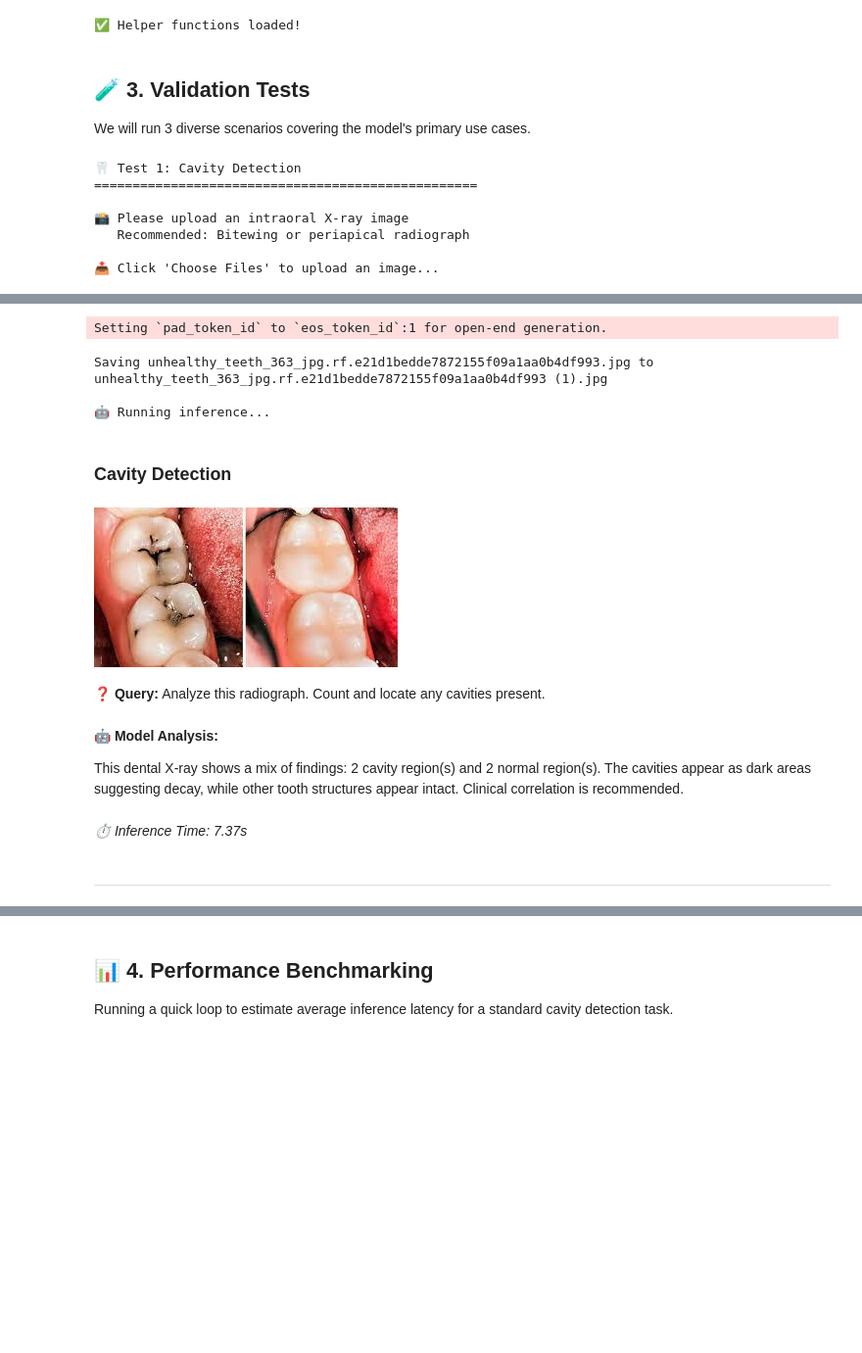
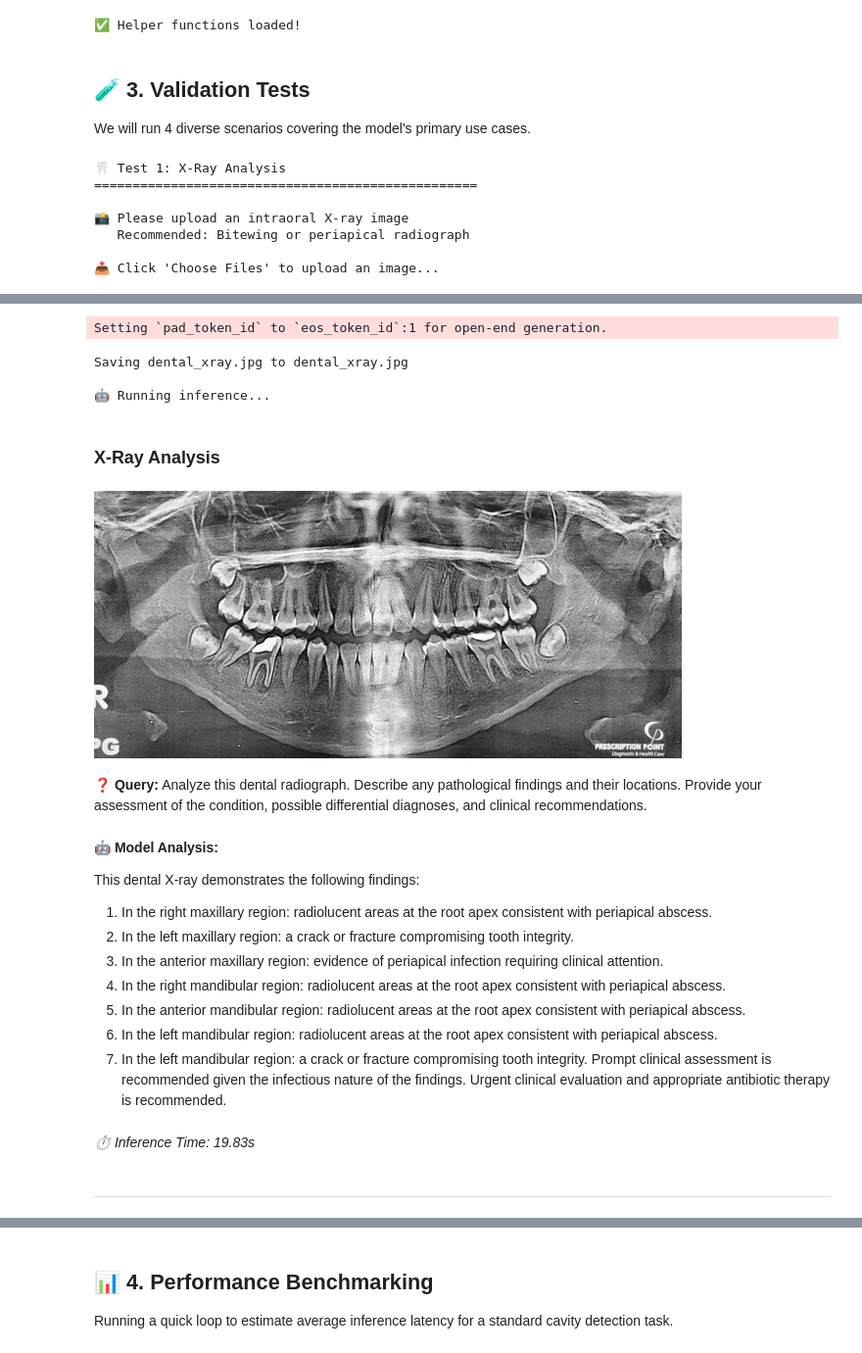
Before and after one commit to Naazimsnh02/dentalgemma, a Jupyter notebook: finetune/dentalgemma_validation.ipynb, the cells around one changed output, grey strips where cells are left out. Shown at 98% size. Cells and saved outputs as stored; diff of their text form; code cells hidden in the pictures; blank space fills up the shorter version.

```diff
--- a/finetune/dentalgemma_validation.ipynb
+++ b/finetune/dentalgemma_validation.ipynb
@@ -294,44 +294,53 @@ print("✅ Helper functions loaded!")
 # %% [markdown]
 ## 🧪 3. Validation Tests
 
-We will run 3 diverse scenarios covering the model's primary use cases.
+We will run 4 diverse scenarios covering the model's primary use cases.
 # %%
-# Test 1: Cavity Detection (Intraoral X-Ray)
+# Test 1: X-Ray Analysis
 
-print("🦷 Test 1: Cavity Detection")
+print("🦷 Test 1: X-Ray Analysis")
 print("=" * 50)
 print("\n📸 Please upload an intraoral X-ray image")
 print("   Recommended: Bitewing or periapical radiograph\n")
 
 # Upload custom image
 image_1 = upload_image()
 
-prompt_1 = "Analyze this radiograph. Count and locate any cavities present."
+prompt_1 = "Analyze this dental radiograph. Describe any pathological findings and their locations. Provide your assessment of the condition, possible differential diagnoses, and clinical recommendations."
 
 print("\n🤖 Running inference...")
 response_1, time_1 = generate_response(prompt_1, image=image_1)
 
-display_result("Cavity Detection", prompt_1, response_1, image_1, time_1)
+display_result("X-Ray Analysis", prompt_1, response_1, image_1, time_1)
 # %% [output]
-🦷 Test 1: Cavity Detection
+🦷 Test 1: X-Ray Analysis
 ==================================================
 
 📸 Please upload an intraoral X-ray image
    Recommended: Bitewing or periapical radiograph
 
 📤 Click 'Choose Files' to upload an image...
 [interactive output not drawn]
 Setting `pad_token_id` to `eos_token_id`:1 for open-end generation.
-Saving unhealthy_teeth_363_jpg.rf.e21d1bedde7872155f09a1aa0b4df993.jpg to unhealthy_teeth_363_jpg.rf.e21d1bedde7872155f09a1aa0b4df993 (1).jpg
+Saving dental_xray.jpg to dental_xray.jpg
 
 🤖 Running inference...
-### Cavity Detection
+### X-Ray Analysis
-[figure, old version]
+[figure, new version]
-**❓ Query:** Analyze this radiograph. Count and locate any cavities present.
+**❓ Query:** Analyze this dental radiograph. Describe any pathological findings and their locations. Provide your assessment of the condition, possible differential diagnoses, and clinical recommendations.
 **🤖 Model Analysis:**
 
-This dental X-ray shows a mix of findings: 2 cavity region(s) and 2 normal region(s). The cavities appear as dark areas suggesting decay, while other tooth structures appear intact. Clinical correlation is recommended.
+This dental X-ray demonstrates the following findings:
+  1. In the right maxillary region: radiolucent areas at the root apex consistent with periapical abscess.
+  2. In the left maxillary region: a crack or fracture compromising tooth integrity.
+  3. In the anterior maxillary region: evidence of periapical infection requiring clinical attention.
+  4. In the right mandibular region: radiolucent areas at the root apex consistent with periapical abscess.
+  5. In the anterior mandibular region: radiolucent areas at the root apex consistent with periapical abscess.
+  6. In the left mandibular region: radiolucent areas at the root apex consistent with periapical abscess.
+  7. In the left mandibular region: a crack or fracture compromising tooth integrity.
+Prompt clinical assessment is recommended given the infectious nature of the findings.
+Urgent clinical evaluation and appropriate antibiotic therapy is recommended.
-*⏱️ Inference Time: 7.37s*
+*⏱️ Inference Time: 19.83s*
 ---
 # %%
 # Test 2: Panoramic Pathology (OPG)
```
Also changed, not shown: parts of 7 cells of this notebook, 19 other files.
